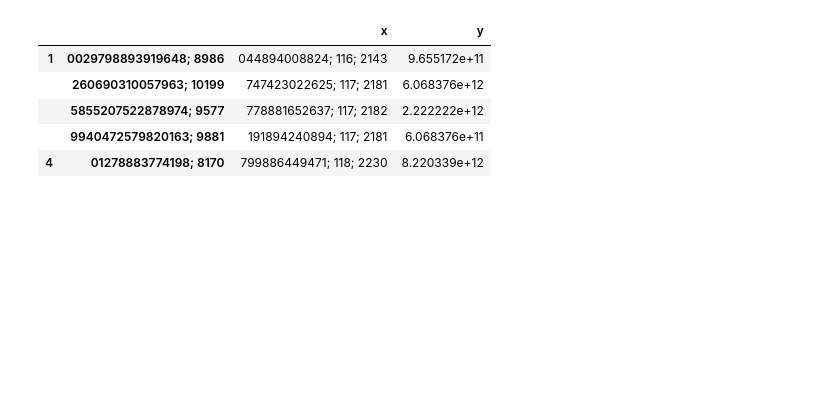
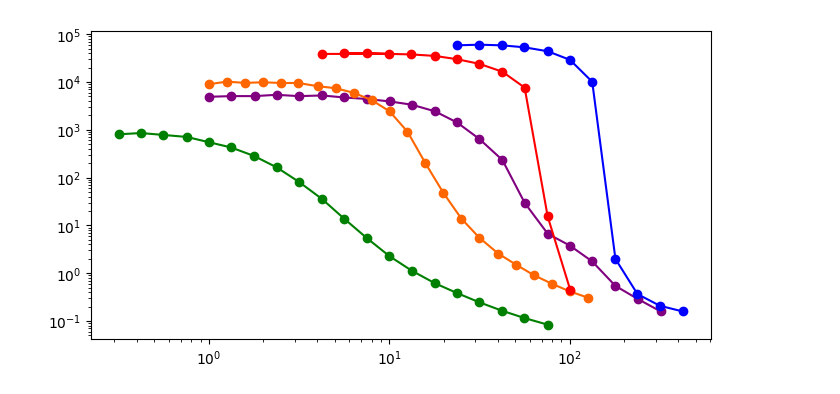
Before and after one commit to Ferraan/AdvancedFluidMechanics, a Jupyter notebook: 2-Rheology/Assignment2.ipynb, the cells around one changed output. Cells and saved outputs as stored; diff of their text form; code cells hidden in the pictures; blank space fills up the shorter version.

```diff
--- a/2-Rheology/Assignment2.ipynb
+++ b/2-Rheology/Assignment2.ipynb
@@ -22,10 +23,17 @@ import pandas as pd
 # %%
-ScatterData = pd.read_csv("BodyLotionC.csv",header=None,names=["x","y"]) # It's important the names for the columns data
-ScatterData.head()
+[xBLA,yBLA] = np.loadtxt("BodyLotionA.csv",delimiter=',').T # It's important the names for the columns data
+[xBLB,yBLB] = np.loadtxt("BodyLotionB.csv",delimiter=',').T
+[xBLC,yBLC] = np.loadtxt("BodyLotionC.csv",delimiter=',').T
+[xDCA,yDCA] = np.loadtxt("DayCreamA.csv",delimiter=',').T
+[xDCB,yDCB] = np.loadtxt("DayCreamB.csv",delimiter=',').T
-# %% [output]
-|  |  | x | y |
-| 1 | 0029798893919648; 8986 | 044894008824; 116; 2143 | 9.655172e+11 |
-|  | 260690310057963; 10199 | 747423022625; 117; 2181 | 6.068376e+12 |
-|  | 5855207522878974; 9577 | 778881652637; 117; 2182 | 2.222222e+12 |
-|  | 9940472579820163; 9881 | 191894240894; 117; 2181 | 6.068376e+11 |
-| 4 | 01278883774198; 8170 | 799886449471; 118; 2230 | 8.220339e+12 |
+# %%
+fig,ax = plt.subplots(figsize=(8,4))
+ax.plot(xBLA,yBLA,'o-',color=(0,0.5,0))
+ax.plot(xBLB,yBLB,'o-',color=(0.5,0,0.5))
+ax.plot(xBLC,yBLC,'o-',color=(1,0.4,0))
+ax.plot(xDCA,yDCA,'o-',color=(0,0,1))
+ax.plot(xDCB,yDCB,'o-',color=(1,0,0))
+ax.set_xscale('log')
+ax.set_yscale('log')
+# %% [output]
+[figure, added]
```
Also changed, not shown: parts of 8 cells of this notebook, 4 other files.
